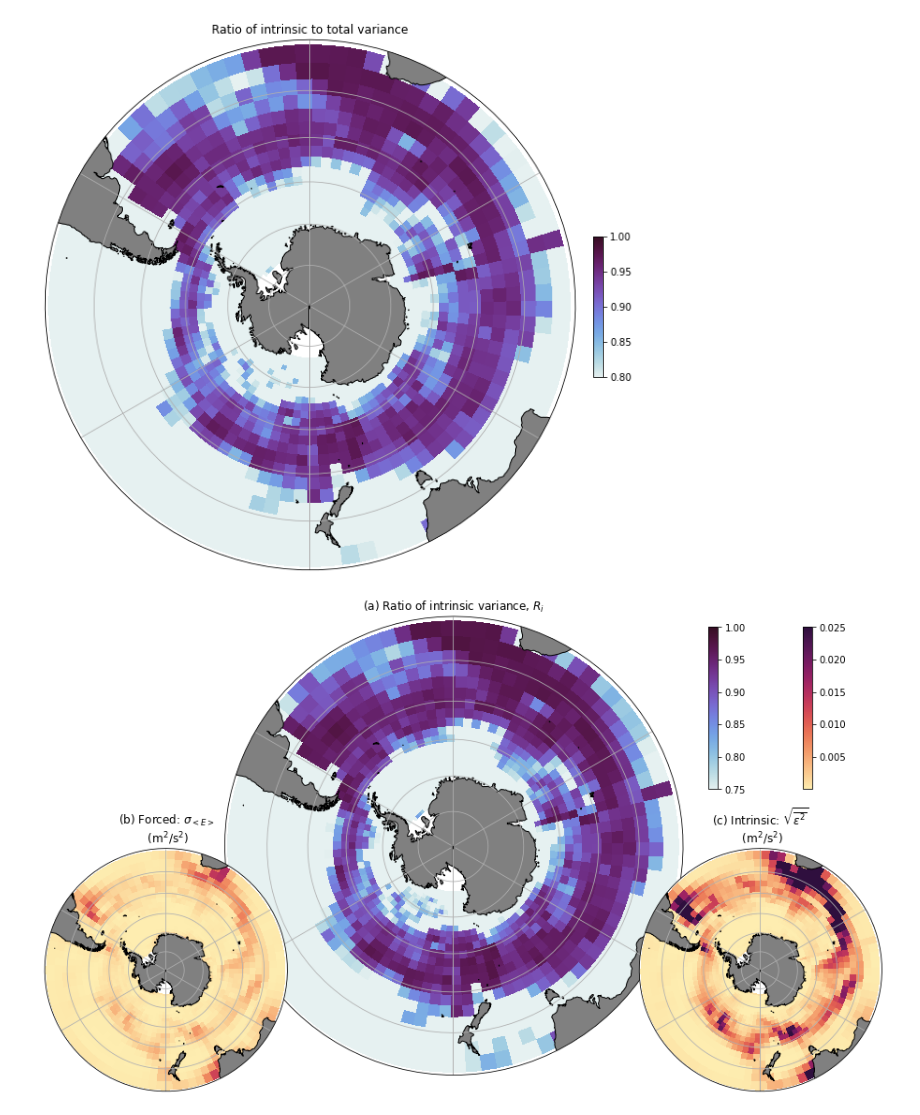
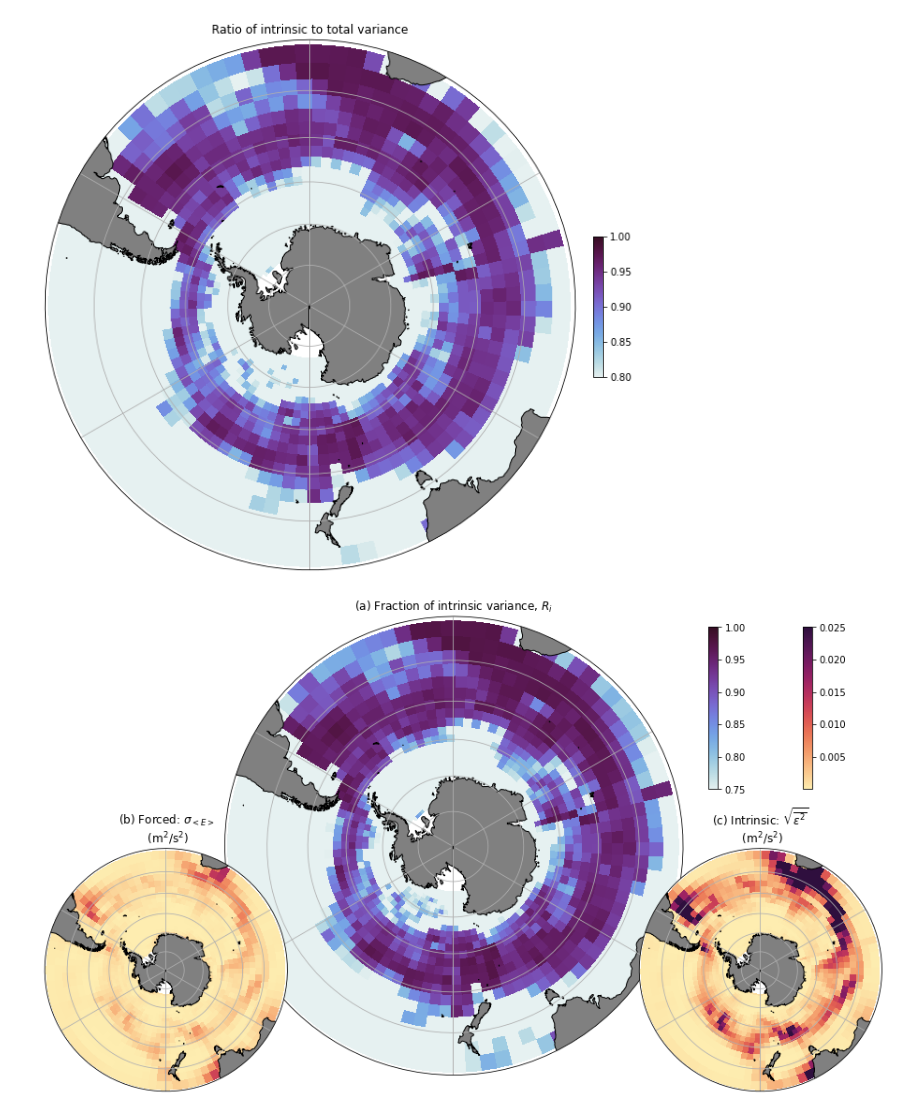
Before and after one commit to AndyHoggANU/OCCIPUT-analysis, a Jupyter notebook: notebooks/Figure6_VarianceRatioMap.ipynb, the cells around one changed output. Saved outputs shown, nothing was run; the diff lists cells and outputs as text; code cells hidden in the pictures.

```diff
--- a/notebooks/Figure6_VarianceRatioMap.ipynb
+++ b/notebooks/Figure6_VarianceRatioMap.ipynb
@@ -240,7 +240,7 @@ ax.set_boundary(circle, transform=ax.transAxes)
 ax.add_feature(land_50m)
 ax.gridlines()
 p1=Ri.plot(ax=ax,cmap=cm.cm.dense,vmin=0.75,vmax=1.0,add_colorbar=False,transform=ccrs.PlateCarree())
-plt.title('(a) Ratio of intrinsic variance, $R_i$')
+plt.title('(a) Fraction of intrinsic variance, $R_i$')
 
 ax_c = plt.axes([0.77,0.58,0.01,0.3])
 plt.colorbar(p1,cax=ax_c,orientation='vertical')
@@ -261,31 +261,31 @@ ax2.set_boundary(circle, transform=ax2.transAxes)
 ax2.add_feature(land_50m)
 ax2.gridlines()
 
 p2=sigma.plot(ax=ax2,cmap=cm.cm.matter,vmax=0.025,add_colorbar=False,transform=ccrs.PlateCarree())
 plt.title('(b) Forced: $\sigma_{<E>}$\n (m$^2$/s$^2$)')
 
 ax3 = plt.axes([0.65, 0.02, 0.35, 0.45],projection=ccrs.SouthPolarStereo())
 ax3.set_extent([-287, 73, -80, -30], crs=ccrs.PlateCarree())
 
 # Compute a circle in axes coordinates, which we can use as a boundary
 # for the map. We can pan/zoom as much as we like - the boundary will be
 # permanently circular.
 theta = np.linspace(0, 2*np.pi, 100)
 center, radius = [0.5, 0.5], 0.5
 verts = np.vstack([np.sin(theta), np.cos(theta)]).T
 circle = mpath.Path(verts * radius + center)
 ax3.set_boundary(circle, transform=ax3.transAxes)
 
 ax3.add_feature(land_50m)
 ax3.gridlines()
 p3=epsilon.plot(ax=ax3,cmap=cm.cm.matter,vmax=0.025,add_colorbar=False,transform=ccrs.PlateCarree())
 plt.title('(c) Intrinsic: $\sqrt{\overline{\epsilon^2}}$\n (m$^2$/s$^2$)')
 
 
 ax_c = plt.axes([0.87,0.58,0.01,0.3])
 plt.colorbar(p3,cax=ax_c,orientation='vertical')
 
 plt.savefig('../paper/figures/Figure6.png',dpi=200)
 #plt.savefig('figures/ForcedRatio.png')
 # %% [output]
-[figure, old version]
+[figure, new version]
```
Also changed, not shown: 2 other files.
